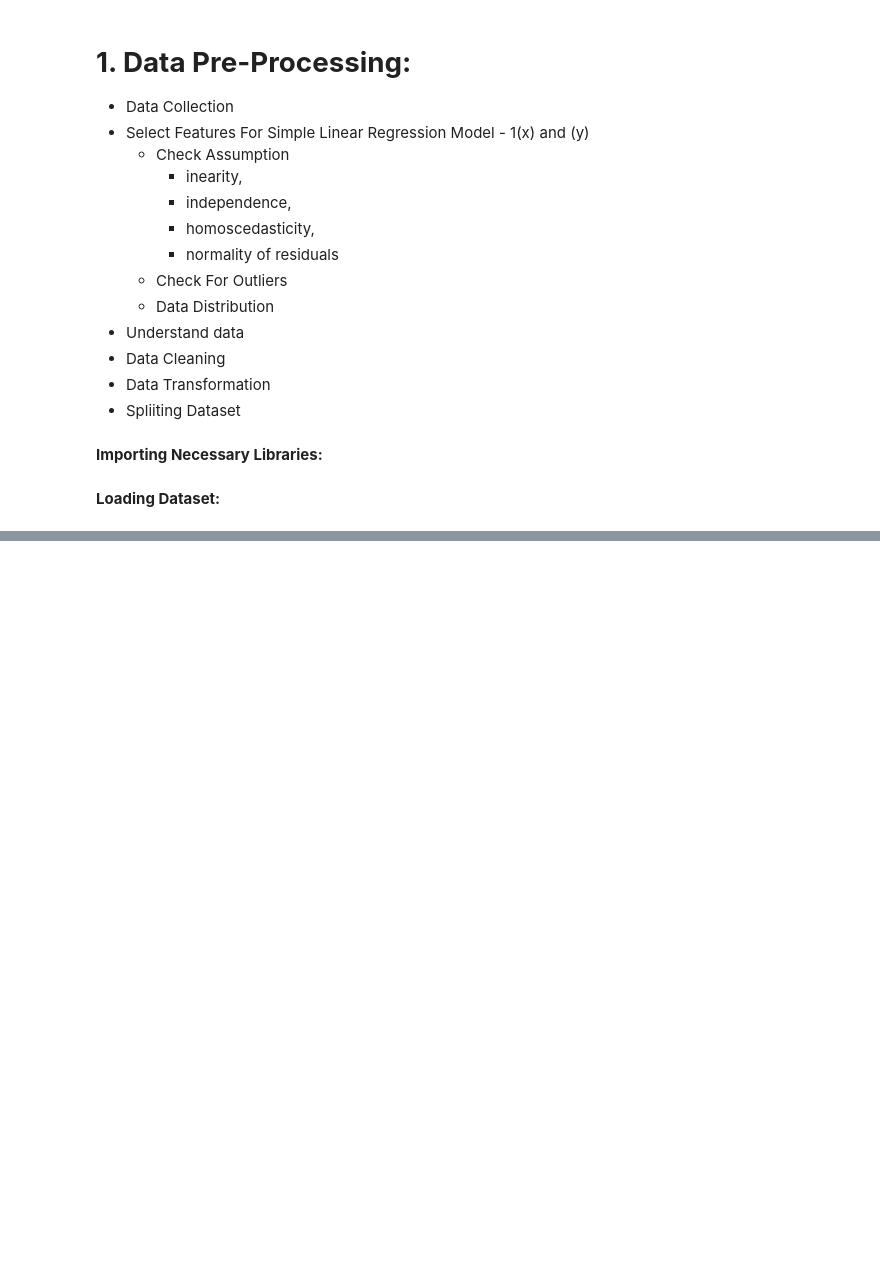
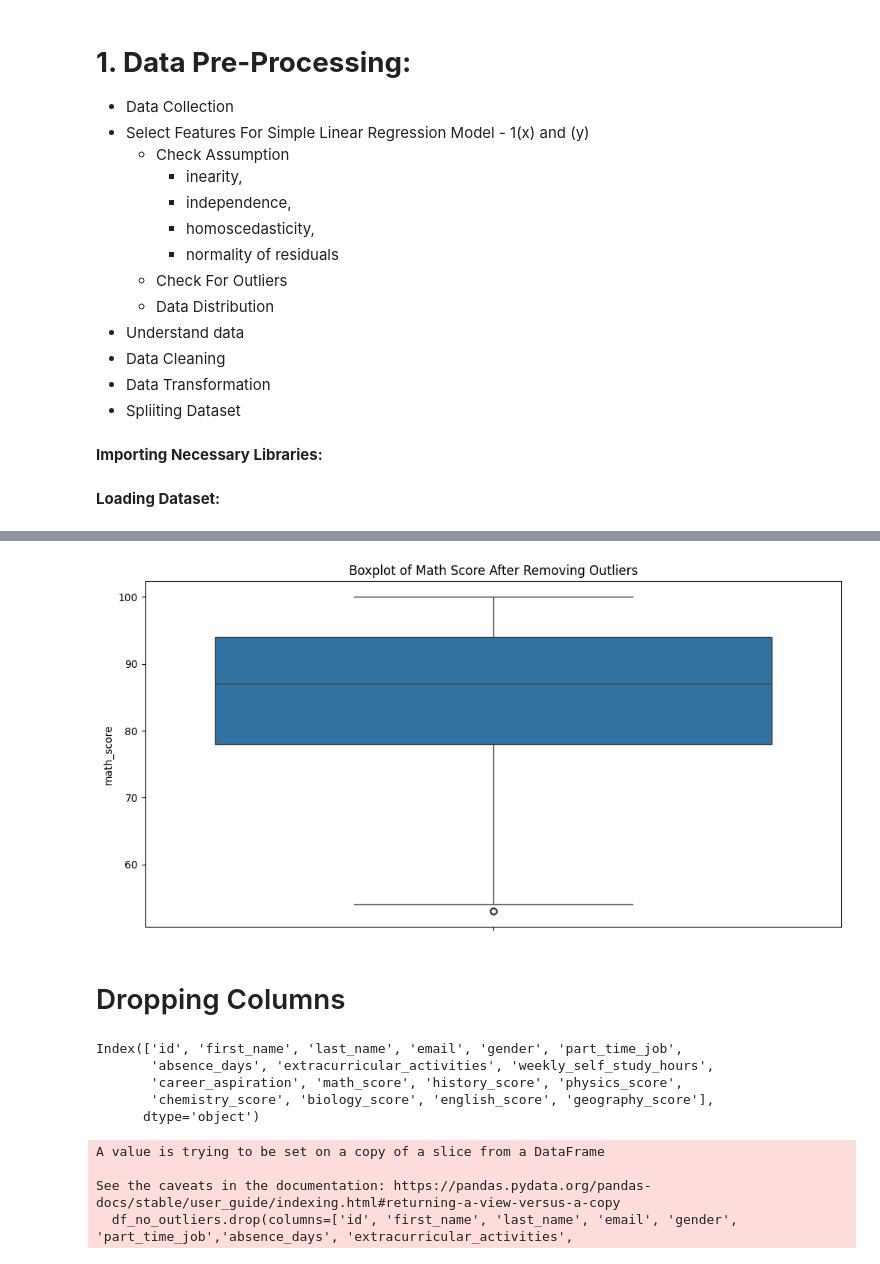
Before and after one commit to AnoopGeorge418/Students-Score-Prediction, a Jupyter notebook: notebook/score.ipynb, the cells around one changed output, grey strips where cells are left out. Saved outputs shown, nothing was run; the diff lists cells and outputs as text; code cells hidden in the pictures; blank space fills up the shorter version.

```diff
--- a/notebook/score.ipynb
+++ b/notebook/score.ipynb
@@ -37,0 +176,26 @@ df.head()
+# %%
+plt.figure(figsize=(12, 6))
+sns.boxplot(df_no_outliers['math_score'])
+plt.title('Boxplot of Math Score After Removing Outliers')
+plt.show()
+# %% [output]
+[figure, added]
+# %% [markdown]
+# Dropping Columns
+# %%
+df_no_outliers.columns
+# %% [output]
+Index(['id', 'first_name', 'last_name', 'email', 'gender', 'part_time_job',
+       'absence_days', 'extracurricular_activities', 'weekly_self_study_hours',
+       'career_aspiration', 'math_score', 'history_score', 'physics_score',
+       'chemistry_score', 'biology_score', 'english_score', 'geography_score'],
+      dtype='object')
+# %%
+df_no_outliers.drop(columns=['id', 'first_name', 'last_name', 'email', 'gender', 'part_time_job','absence_days', 'extracurricular_activities',
+                 'career_aspiration', 'history_score', 'physics_score','chemistry_score', 'biology_score', 'english_score', 'geography_score']
+        , inplace=True)
+# %% [output]
+A value is trying to be set on a copy of a slice from a DataFrame
+
+See the caveats in the documentation: https://pandas.pydata.org/pandas-docs/stable/user_guide/indexing.html#returning-a-view-versus-a-copy
+  df_no_outliers.drop(columns=['id', 'first_name', 'last_name', 'email', 'gender', 'part_time_job','absence_days', 'extracurricular_activities',
```
Also changed, not shown: parts of 63 cells of this notebook.
